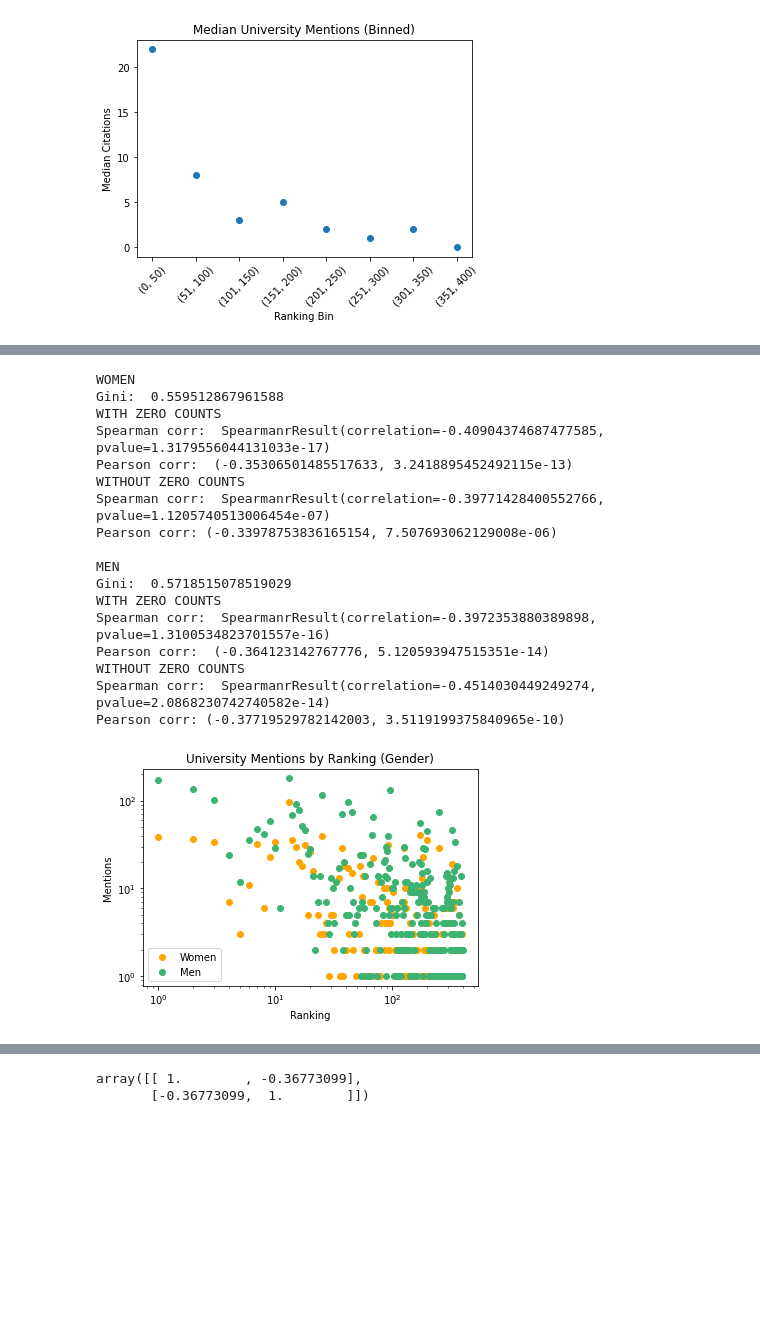
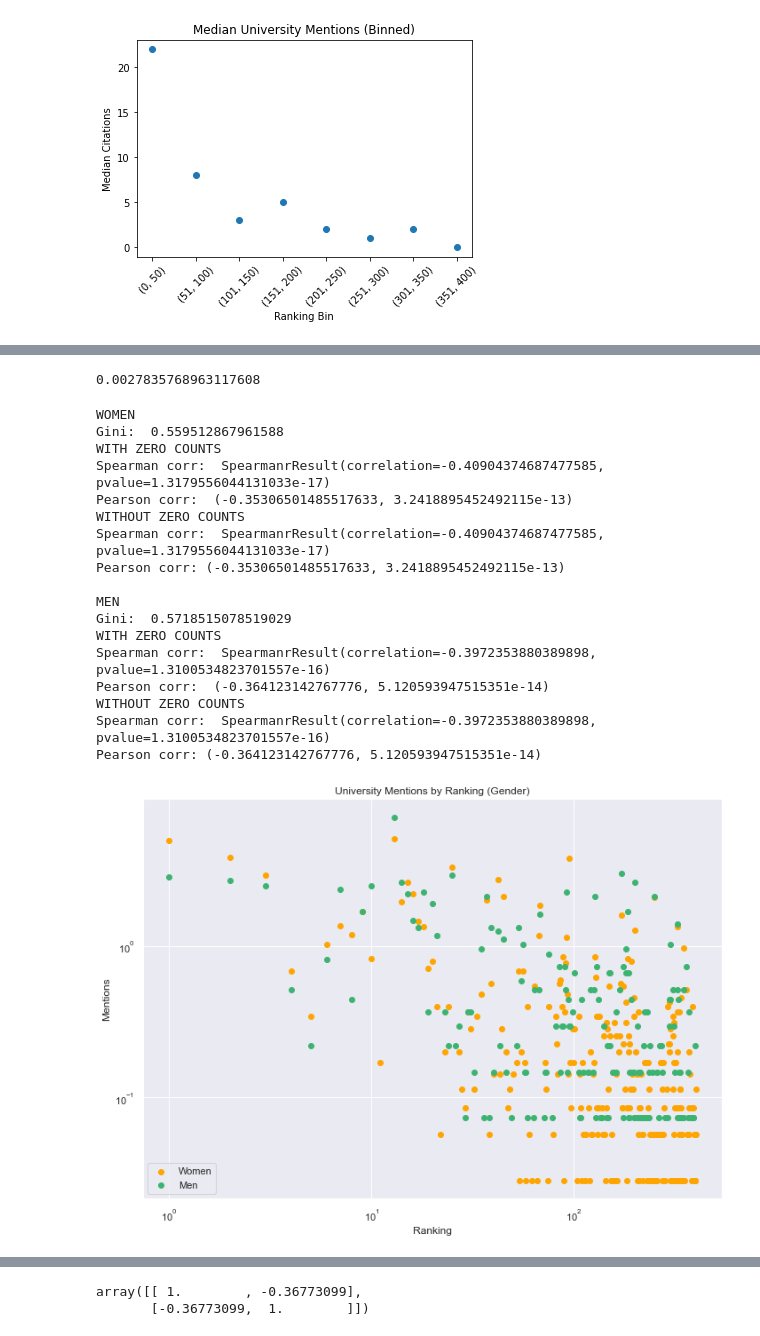
Before and after one commit to rebedorn/macro2, a Jupyter notebook: compare.ipynb, the cells around one changed output, grey strips where cells are left out. Drawn from its saved outputs; the diff is of its cells as text; code cells hidden in the pictures; blank space fills up the shorter version.

```diff
--- a/compare.ipynb
+++ b/compare.ipynb
@@ -1221,3 +1554,9 @@ for i, x in times15.iterrows():
         times15.loc[i,"c_"+l.lower()] = df_slice.shape[0]
         total += df_slice.shape[0]
     times15.loc[i,"c_total"] = total
+# %%
+total = whole_educ.shape[0] + whole_gov.shape[0] + whole_thinkt.shape[0]
+print("educ ", whole_educ.shape[0]/total)
+print("gov ",whole_gov.shape[0]/total)
+print("think tank ",whole_thinkt.shape[0]/total)
+print(total/whole_qse.shape[0])
@@ -1536,14 +1986,0 @@ Pearson corr: (-0.34260315729467056, 6.007917015315096e-07)
-# %%
-N = 401
-fig, ax = plt.subplots()
-ax.scatter(times15.index,times15.c_huff + times15.c_nyt + times15.c_cnn,color='darkblue')
-for i, x in times15.iterrows():
-    if i in [13,1,95,172,200,249,323,2,42]:
-        plt.text(x=i+1, y=x.c_huff + x.c_nyt + x.c_cnn, s=x.university_name)
-    #plt.text(x=i+1, y=x.c_huff + x.c_nyt + x.c_cnn, s=i)
-plt.xlabel("Ranking")
-plt.ylabel("Mentions")
-ax.set_yscale('log')
-plt.title("University Mentions by Ranking (Left)")
-    #plt.text(x=i,y=x.c_total,s=i)
-np.corrcoef(times15.index,times15.c_huff + times15.c_nyt + times15.c_cnn)
@@ -1554,3 +2073,8 @@ array([[ 1.        , -0.36773099],
+# %%
+lean_cit2[(lean_cit2.bin == 0) & (lean_cit2.Lean == 'Left')]['norm'].median()
+lean_cit2[(lean_cit2.bin == 0) & (lean_cit2.Lean == 'Right')]['norm'].median()
+# %% [output]
+0.0027835768963117608
 # %%
 # Ranking of mentions of women
 # Re-calculate according to gender
@@ -1583,56 +2107,58 @@ for i, x in times15.iterrows():
         total += df_slice.shape[0]
     times15.loc[i,"c_total_m"] = total
 
-N = 401
-fig, ax = plt.subplots()
-ax.scatter(times15.index, times15.c_total_f,color='orange',label='Women')
-ax.scatter(times15.index, times15.c_total_m,color='mediumseagreen',label='Men')
-plt.xlabel("Ranking")
-plt.ylabel("Mentions")
-plt.title("University Mentions by Ranking (Gender)")
-ax.set_yscale('log')
-ax.legend(loc=3)
-ax.set_xscale('log')
-
 print("WOMEN")
 women_cit = pd.DataFrame([times15.index.values,times15.c_total_f.values]).T
 women_cit.columns = ['rank_', 'citations']
-print("Gini: ",gini(np.array(list(itertools.chain.from_iterable([[i]*x.citations for i, x in women_cit.iterrows()])))))
+women_cit["citations_norm"] = women_cit.citations / women_cit.citations.sum()
+print("Gini: ",gini(np.array(list(itertools.chain.from_iterable([[int(i)]*int(x.citations) for i, x in women_cit.iterrows()])))))
 print("WITH ZERO COUNTS")
 print("Spearman corr: ",scipy.stats.spearmanr(women_cit.rank_.values,women_cit.citations.values))
 print("Pearson corr: ",scipy.stats.pearsonr(women_cit.rank_.values,women_cit.citations.values))
-women_cit = women_cit[women_cit.citations > 0]
+#women_cit = women_cit[women_cit.citations > 0]
 print("WITHOUT ZERO COUNTS")
 print("Spearman corr: ",scipy.stats.spearmanr(women_cit.rank_.values,women_cit.citations.values))
 print("Pearson corr:",pearsonr(women_cit.rank_.values,women_cit.citations))
 
 print("\nMEN")
 men_cit = pd.DataFrame([times15.index.values,times15.c_total_m.values]).T
 men_cit.columns = ['rank_', 'citations']
-print("Gini: ",gini(np.array(list(itertools.chain.from_iterable([[i]*x.citations for i, x in men_cit.iterrows()])))))
+men_cit["citations_norm"] = men_cit.citations / men_cit.citations.sum()
+print("Gini: ",gini(np.array(list(itertools.chain.from_iterable([[int(i)]*int(x.citations) for i, x in men_cit.iterrows()])))))
 print("WITH ZERO COUNTS")
 print("Spearman corr: ",scipy.stats.spearmanr(men_cit.rank_.values,men_cit.citations.values))
 print("Pearson corr: ",scipy.stats.pearsonr(men_cit.rank_.values,men_cit.citations.values))
-men_cit = men_cit[men_cit.citations > 0]
+#men_cit = men_cit[men_cit.citations > 0]
 print("WITHOUT ZERO COUNTS")
 print("Spearman corr: ",scipy.stats.spearmanr(men_cit.rank_.values,men_cit.citations.values))
 print("Pearson corr:",pearsonr(men_cit.rank_.values,men_cit.citations))
+
+N = 401
+fig, ax = plt.subplots()
+ax.scatter(men_cit.rank_, men_cit.citations_norm * 100,color='orange',label='Women')
+ax.scatter(women_cit.rank_, women_cit.citations_norm * 100,color='mediumseagreen',label='Men')
+plt.xlabel("Ranking")
+plt.ylabel("Mentions")
+plt.title("University Mentions by Ranking (Gender)")
+ax.set_yscale('log')
+ax.legend(loc=3)
+ax.set_xscale('log')
 # %% [output]
 WOMEN
 Gini:  0.559512867961588
 WITH ZERO COUNTS
 Spearman corr:  SpearmanrResult(correlation=-0.40904374687477585, pvalue=1.3179556044131033e-17)
 Pearson corr:  (-0.35306501485517633, 3.2418895452492115e-13)
 WITHOUT ZERO COUNTS
-Spearman corr:  SpearmanrResult(correlation=-0.39771428400552766, pvalue=1.1205740513006454e-07)
-Pearson corr: (-0.33978753836165154, 7.507693062129008e-06)
+Spearman corr:  SpearmanrResult(correlation=-0.40904374687477585, pvalue=1.3179556044131033e-17)
+Pearson corr: (-0.35306501485517633, 3.2418895452492115e-13)
 
 MEN
 Gini:  0.5718515078519029
 WITH ZERO COUNTS
 Spearman corr:  SpearmanrResult(correlation=-0.3972353880389898, pvalue=1.3100534823701557e-16)
 Pearson corr:  (-0.364123142767776, 5.120593947515351e-14)
 WITHOUT ZERO COUNTS
-Spearman corr:  SpearmanrResult(correlation=-0.4514030449249274, pvalue=2.0868230742740582e-14)
-Pearson corr: (-0.37719529782142003, 3.5119199375840965e-10)
+Spearman corr:  SpearmanrResult(correlation=-0.3972353880389898, pvalue=1.3100534823701557e-16)
+Pearson corr: (-0.364123142767776, 5.120593947515351e-14)
-[figure, old version]
+[figure, new version]
```
Also changed, not shown: parts of 63 cells of this notebook.
